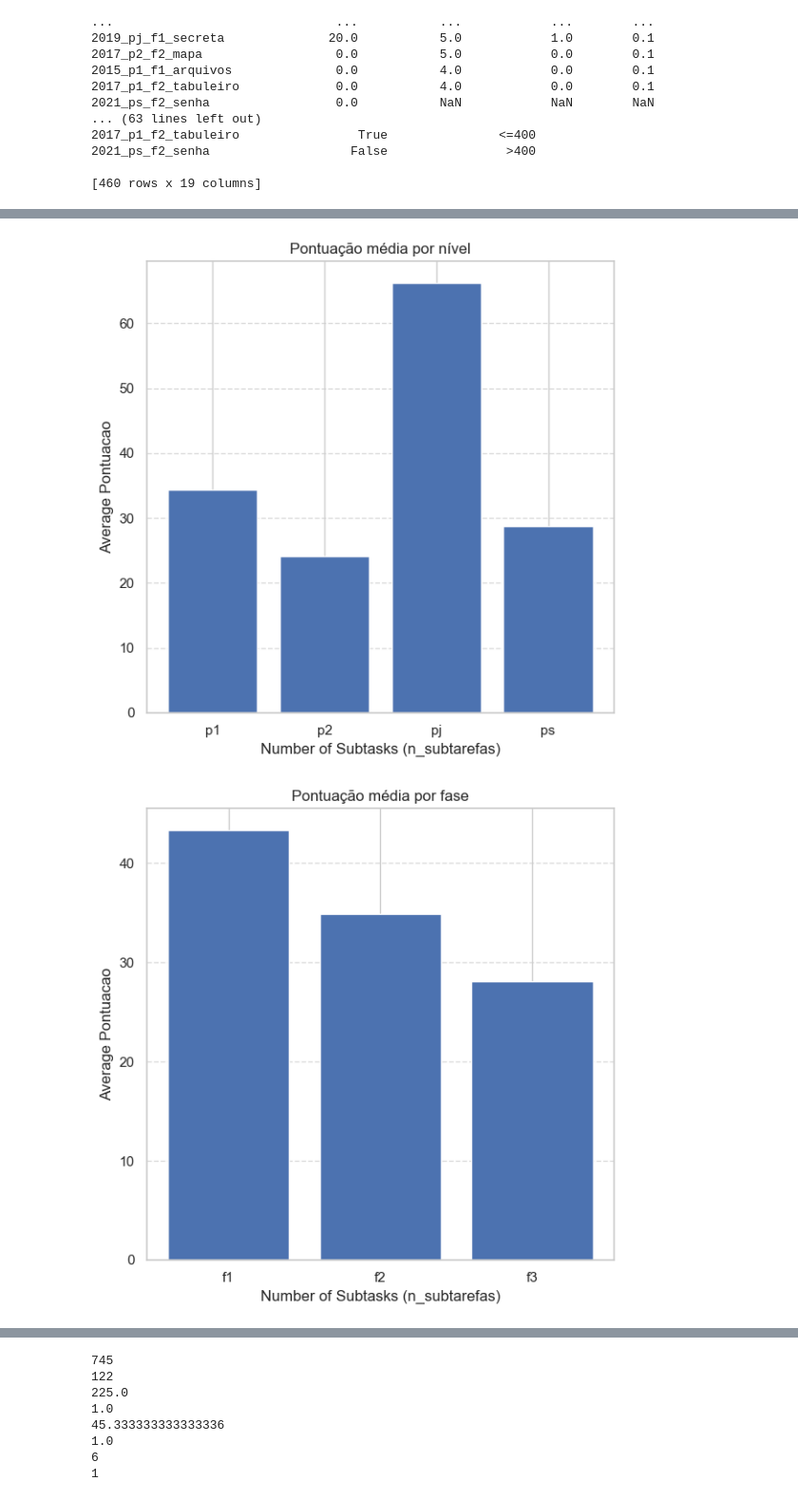
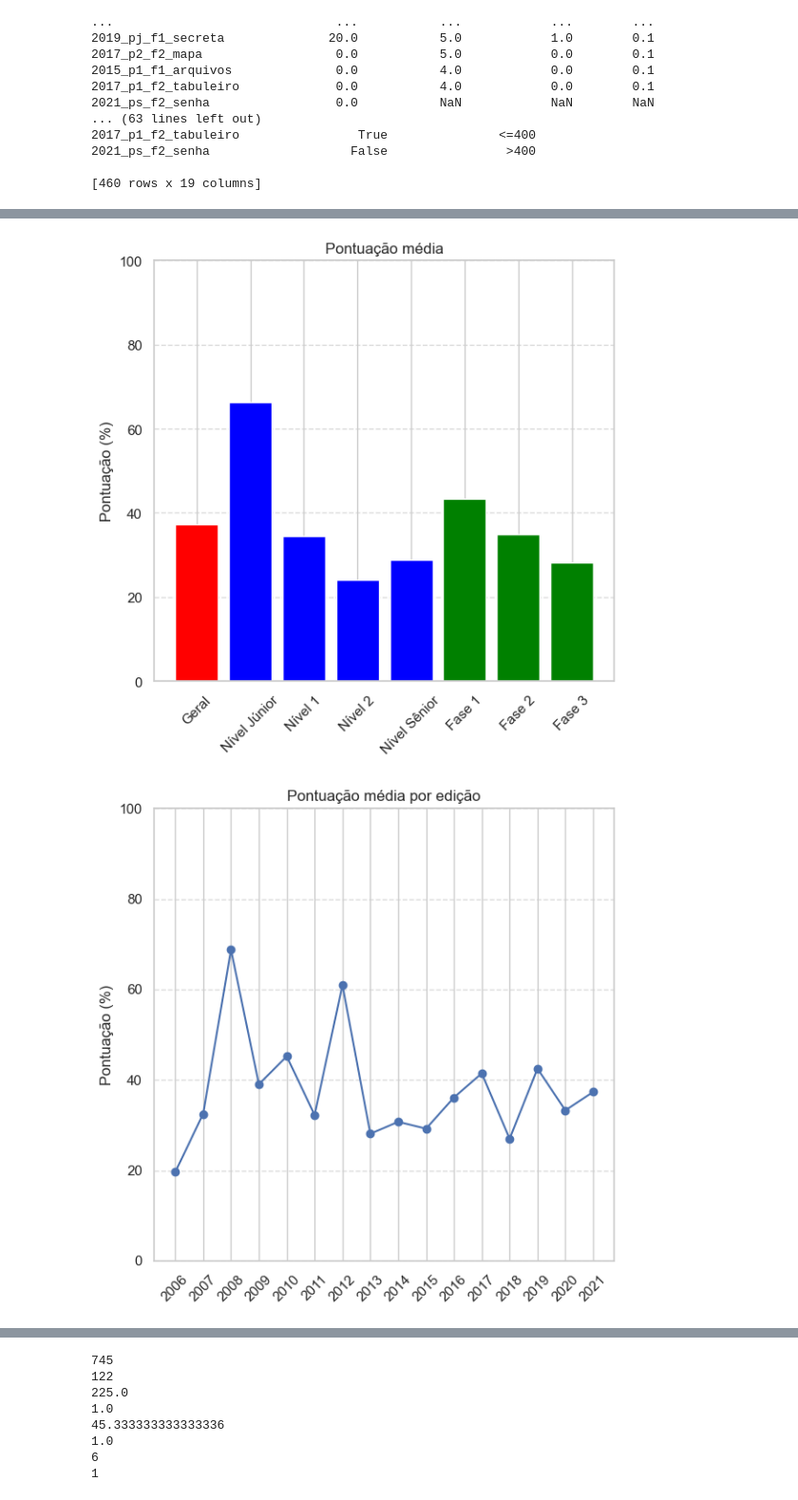
Before and after one commit to andre-n-alcantara/IC, a Jupyter notebook: report.ipynb, the cells around one changed output, grey strips where cells are left out. Shown at 95% size. Drawn from its saved outputs; the diff is of its cells as text; code cells hidden in the pictures.

```diff
--- a/report.ipynb
+++ b/report.ipynb
@@ -326,10 +375,10 @@ plot_average_group(df, "fase", "n_exemplos", "Número médio de exemplos por fas
 # %%
 #4
-plot_average_group(df, "nivel", "pontuacao", "Pontuação média por nível")
-plot_average_group(df, "fase", "pontuacao", "Pontuação média por fase")
-plot_average_group(df, "edicao", "pontuacao", "Pontuação média por edição")
-plot_average_group(df, "n_exemplos", "pontuacao", "Pontuação média por número de exemplos")
+plot_media1(df, "pontuacao", "Pontuação média", None, "Pontuação (%)", ylim=100)
+
+plot_media2(df, "edicao", sorted(df["edicao"].unique().tolist()), "pontuacao", "Pontuação média por edição", None, "Pontuação (%)",  100,True)
+plot_media2(df, "n_exemplos", sorted(df["n_exemplos"].unique().tolist()), "pontuacao", "Pontuação média por número de exemplos", "Exemplos","Pontuação (%)", ylim=100)
 # efeito da baixa amostra de exercicios de nivel universitario
 # %% [output]
-[figure, old version]
+[figure, new version]
-[figure, old version]
+[figure, new version]
```
Also changed, not shown: parts of 12 cells of this notebook.
